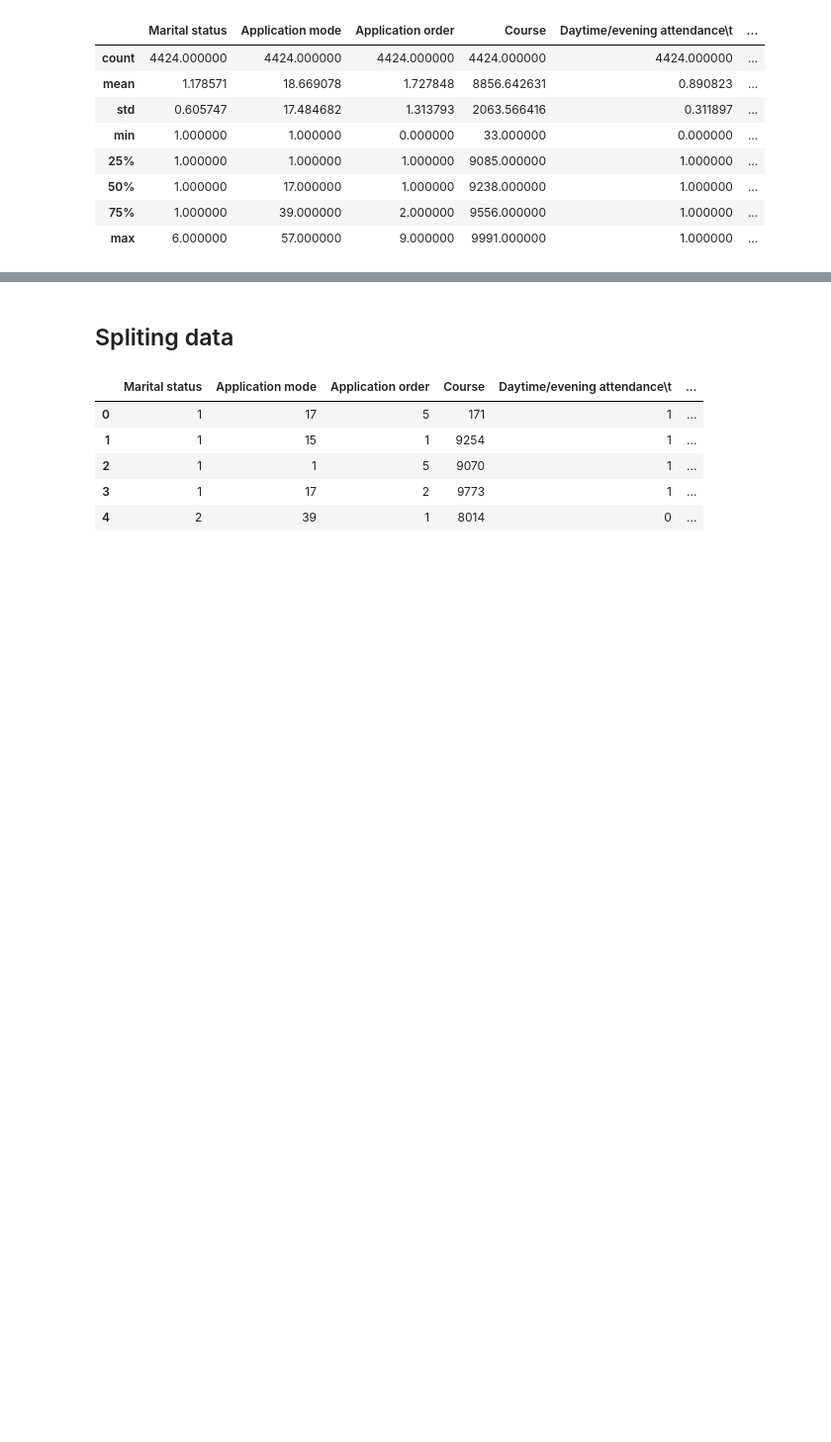
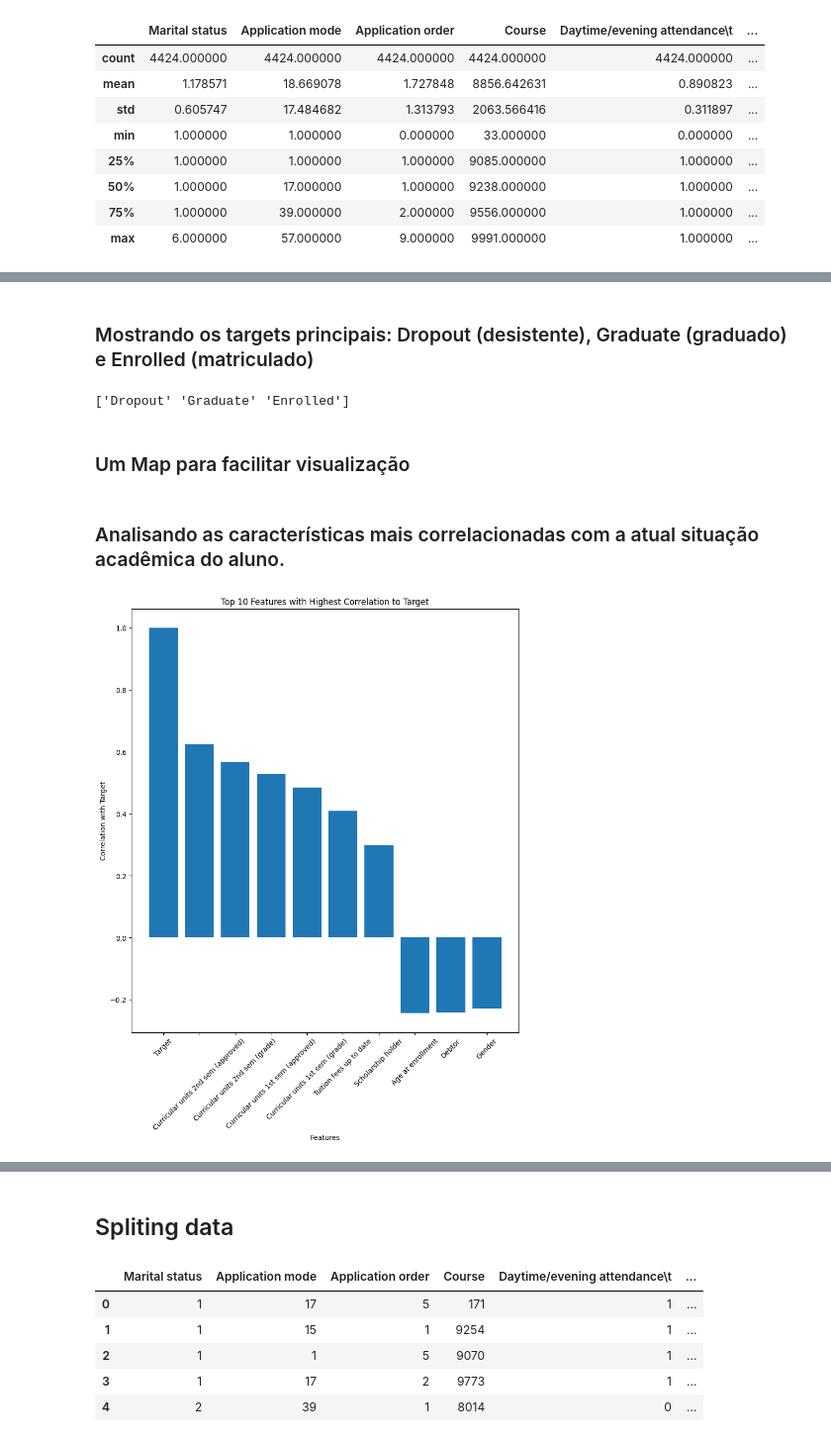
Before and after one commit to Guilhermeasper/dados-medicos, a Jupyter notebook: Projeto.ipynb, the cells around one changed output, grey strips where cells are left out. Shown at 99% size. Drawn from its saved outputs; the diff is of its cells as text; code cells hidden in the pictures; blank space fills up the shorter version.

Commit message:
some data visualization added

```diff
--- a/Projeto.ipynb
+++ b/Projeto.ipynb
@@ -110,0 +106,30 @@ df.head()
+# %% [markdown]
+### Mostrando os targets principais: Dropout (desistente), Graduate (graduado) e Enrolled (matriculado)
+# %%
+print(df["Target"].unique())
+# %% [output]
+['Dropout' 'Graduate' 'Enrolled']
+# %% [markdown]
+### Um Map para facilitar visualização
+# %%
+df['Target'] = df['Target'].map({
+    'Dropout':0,
+    'Enrolled':1,
+    'Graduate':2
+})
+# %% [markdown]
+### Analisando as características mais correlacionadas com a atual situação acadêmica do aluno.
+# %%
+correlations = df.corr()['Target']
+top_10_features = correlations.abs().nlargest(10).index
+top_10_corr_values = correlations[top_10_features]
+
+plt.figure(figsize=(10, 11))
+plt.bar(top_10_features, top_10_corr_values)
+plt.xlabel('Features')
+plt.ylabel('Correlation with Target')
+plt.title('Top 10 Features with Highest Correlation to Target')
+plt.xticks(rotation=45)
+plt.show()
+# %% [output]
+[figure, added]
```
Also changed, not shown: parts of 14 cells of this notebook.
